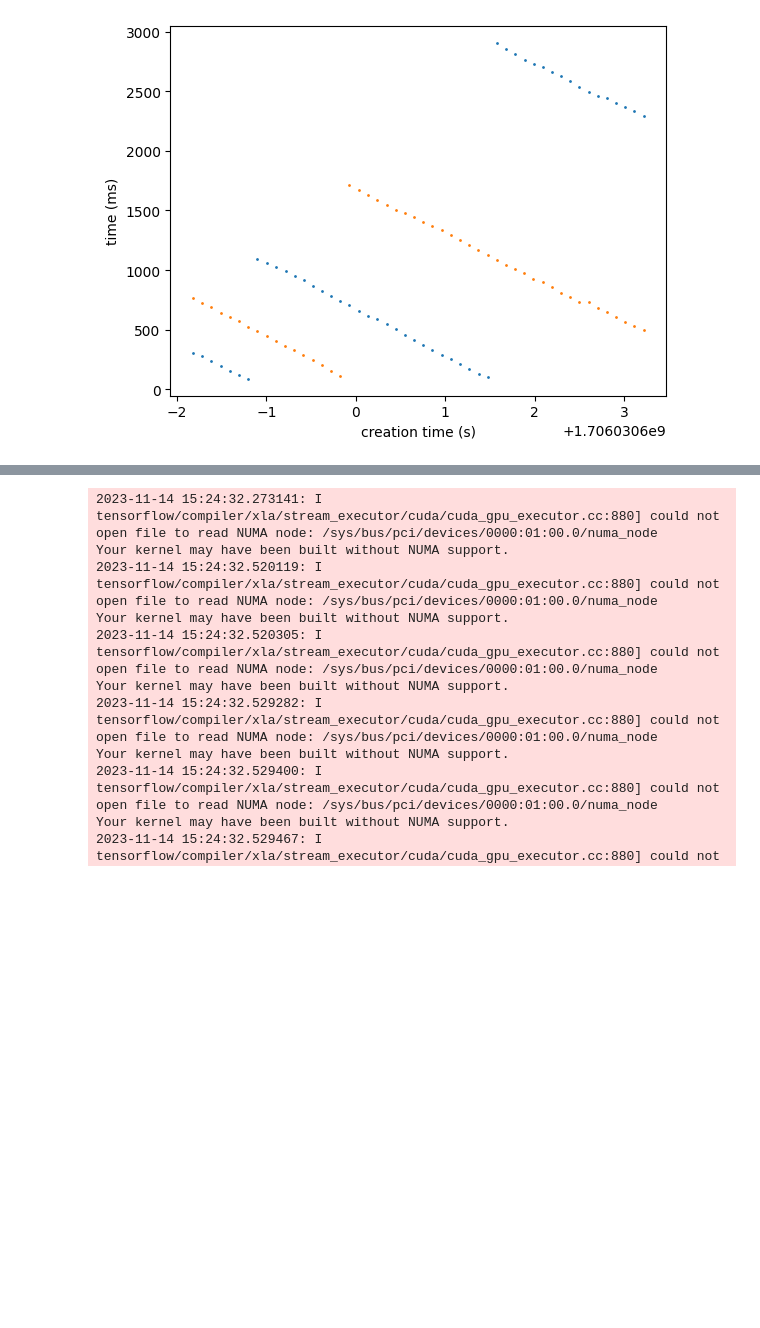
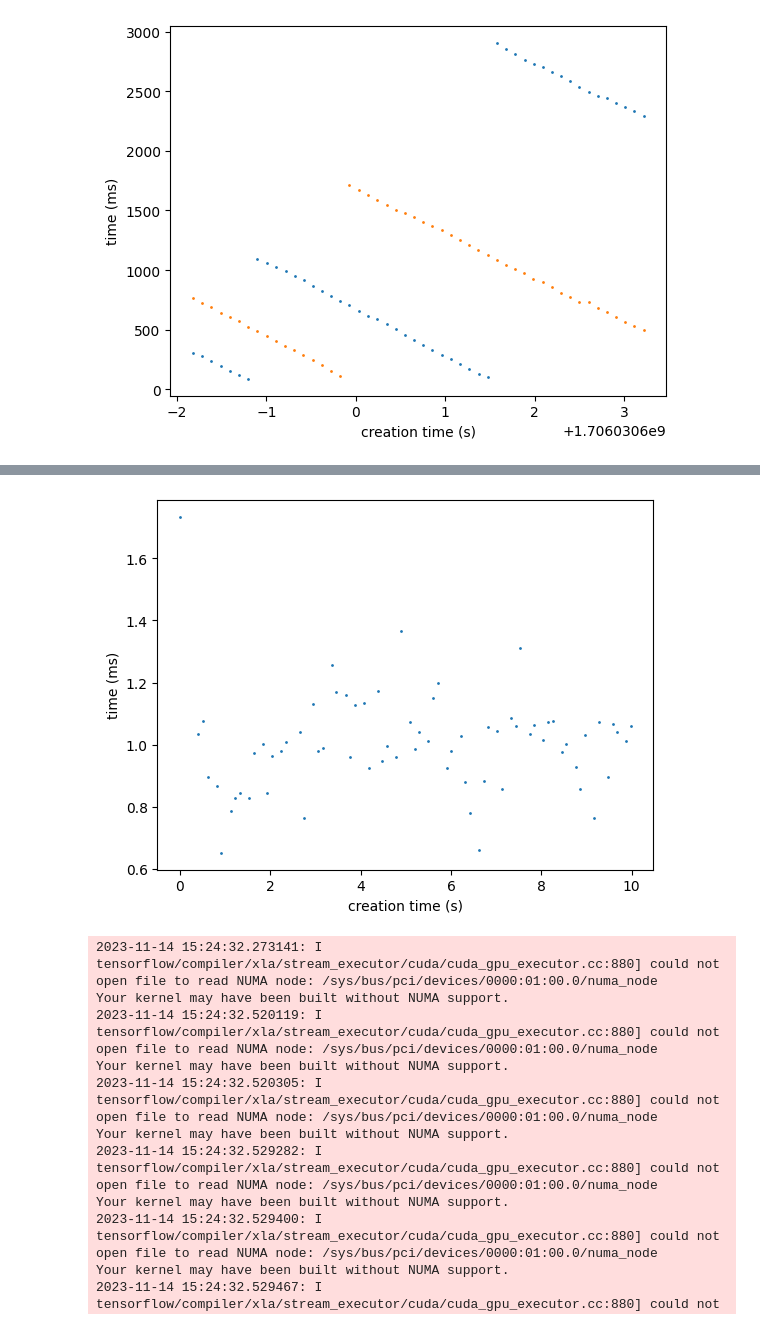
Before and after one commit to Lucaserf/ObsProject, a Jupyter notebook: data/data_visualization.ipynb, the cells around one changed output, grey strips where cells are left out. Saved outputs shown, nothing was run; the diff lists cells and outputs as text; code cells hidden in the pictures; blank space fills up the shorter version.

```diff
--- a/data/data_visualization.ipynb
+++ b/data/data_visualization.ipynb
@@ -131,0 +135,3 @@ plt.show()
+# %%
+df = pd.read_csv("data/logging_data/time_vec1.txt")
+df.head()
@@ -132,3 +145,21 @@ plt.show()
+# %%
+fig, ax = plt.subplots()
+for id_node in df.id_node.unique():
+    node_df = df[df.id_node == id_node][:100]
+    x = node_df.log_creation_time.values - node_df.log_creation_time.values[0]
+    y = (node_df.server_catch_time.values - node_df.after_preprocess_time.values)*1000
+    #eliminate outliers
+    condition = y < 3
+    x = x[condition]
+    y = y[condition]
+    ax.scatter(x,y,s=1,zorder=1)
+
+plt.xlabel('creation time (s)')
+plt.ylabel('time (ms)')
+
+plt.show()
+# %% [output]
+[figure, added]
 # %%
 fig, ax = plt.subplots()
 for key in ["logs"]:
```
Also changed, not shown: parts of 3 cells of this notebook.
